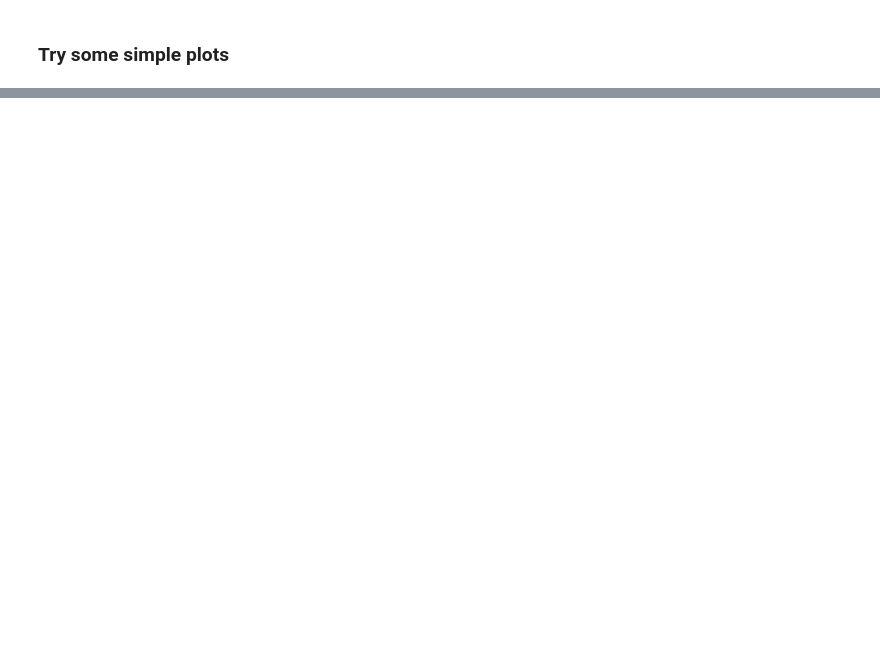
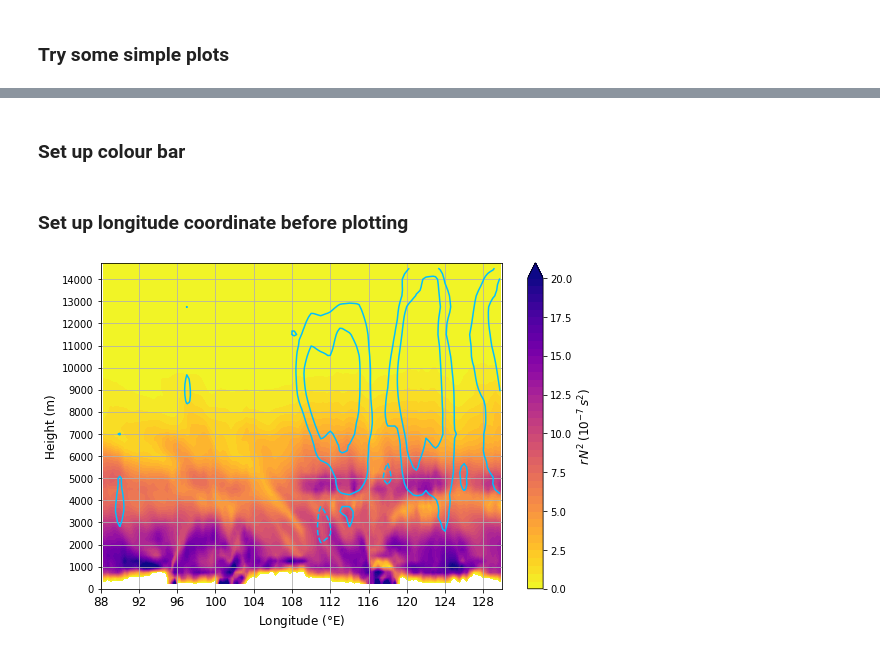
Before and after one commit to shardywx/borneo_vortex, a Jupyter notebook: borneo_vortex_moist_stability_xz.ipynb, the cells around one changed output, grey strips where cells are left out. Cells and saved outputs as stored; diff of their text form; code cells hidden in the pictures; blank space fills up the shorter version.

Commit message:
update notebook to produce paper figure

```diff
--- a/borneo_vortex_moist_stability_xz.ipynb
+++ b/borneo_vortex_moist_stability_xz.ipynb
@@ -504,0 +117,5 @@ Error:
+# %%
+ht_coords = np.arange(0, 15000, 250)
+moist_stability_new = moist_stability_new.interp(height_levels=ht_coords,method="linear")
+theta = theta.interp(height_levels=ht_coords,method="linear")
+w_sgt = w_sgt.interp(height_levels=ht_coords,method="linear")
@@ -504,0 +124,56 @@ Error:
+# %%
+w_sgt = w_sgt.sel(height_levels=slice(50, 15000) )
+# %% [markdown]
+### Set up colour bar
+# %%
+dl = 0.5; qmin = 0.0; qmax = 20.0; Levels = np.arange(qmin,qmax+dl,dl); Cmap='plasma_r'
+cb_label=r'$r\,N^2\,(10^{-7}\,s^2)$'
+# %% [markdown]
+### Set up longitude coordinate before plotting
+# %%
+lon_dim = np.arange(np.rint(theta.longitude[0].data),
+                    np.rint(theta.longitude[-1].data)+0.25, 0.25)
+
+theta = theta.interp(longitude=lon_dim, method="linear")
+moist_stability_new = moist_stability_new.interp(longitude=lon_dim, method="linear")
+w_sgt = w_sgt.interp(longitude=lon_dim, method="linear")
+# %%
+# tickmarks and labels (L1553 in plot_4p4.py)
+fig = plt.figure(figsize=[9,6])
+ax = plt.axes()
+ax.grid(True)
+
+xint = 1; yint = 4
+if Tp <= 12:
+    ts = np.rint(theta.longitude[0].data)
+    tf = np.rint(theta.longitude[-1].data)
+    dim_size = len(theta.longitude)
+else:
+    ts = np.rint(theta.longitude[0].data)
+    tf = np.rint(theta.longitude[-1].data)
+    dim_size = len(theta.longitude)
+ax.set_xlabel(r'Longitude ($\degree$E)', fontsize='large')
+
+# set x-axis tickmarks every 4º
+ax.set_xlim(0, dim_size-1)
+ax.set_xticks(np.arange(0, dim_size+1, 16) )
+ax.set_xticklabels(np.arange(int(ts), int(tf+1), yint) , fontsize='large')
+
+# y-axis tickmarks and labels (every 1 km)
+mlev_size = len(theta.height_levels)
+ax.set_yticks(np.arange(0, mlev_size, 4) )
+ax.set_yticklabels(theta.height_levels[::4].data)
+ax.set_ylabel('Height (m)', fontsize='large')
+
+# plot cross-section (total wind)
+var_contour = plt.contourf(moist_stability_new, levels=Levels, extend='max', cmap=Cmap)
+
+# overlay line contours (vertical velocity)
+w_contour = plt.contour(w_sgt, levels=np.arange(-2, 10, 4), colors=['deepskyblue'])
+
+# plot colourbar
+var_cbar = fig.colorbar(var_contour)
+var_cbar.set_label(cb_label, fontsize='large')
+plt.savefig(f'moist_stability_cross_section_t{Tp}_{str(lat_start)}N_{sgt_run}.png',dpi=200)
+# %% [output]
+[figure, added]
```
Also changed, not shown: parts of 39 cells of this notebook.
